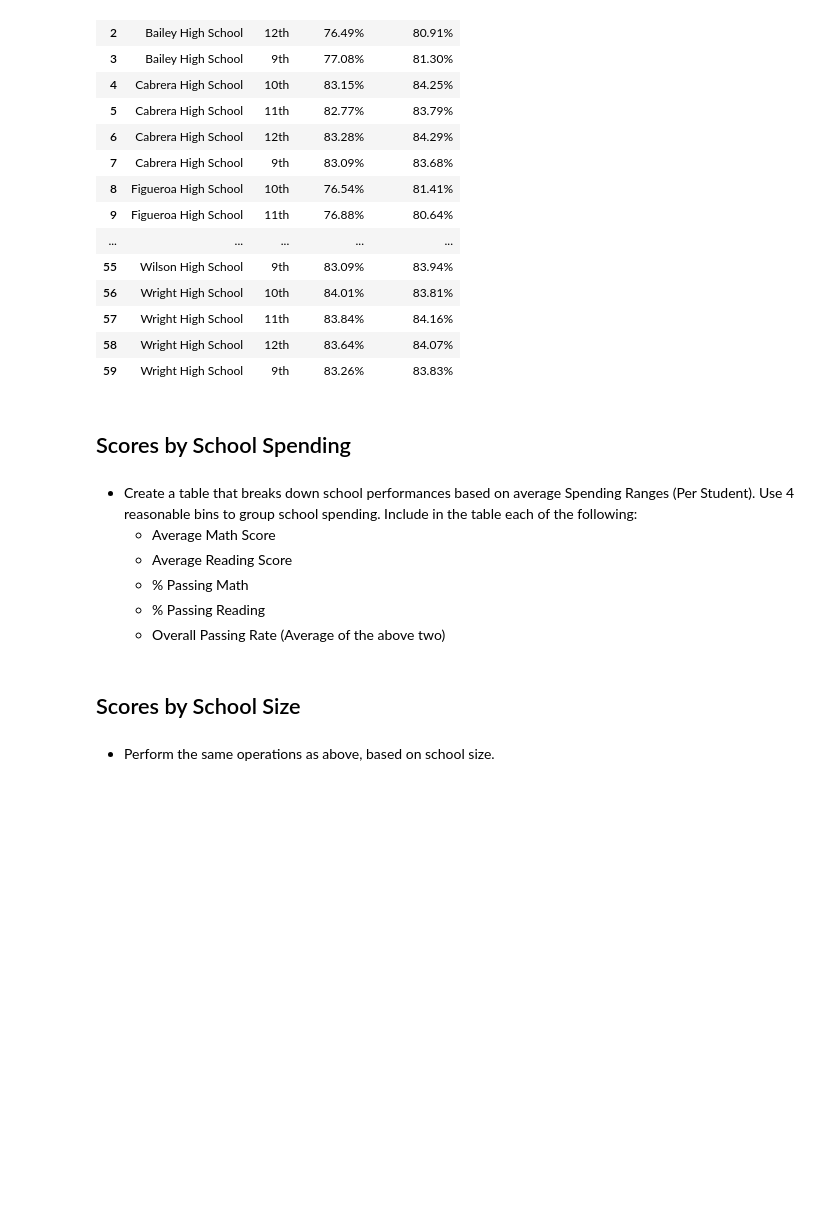
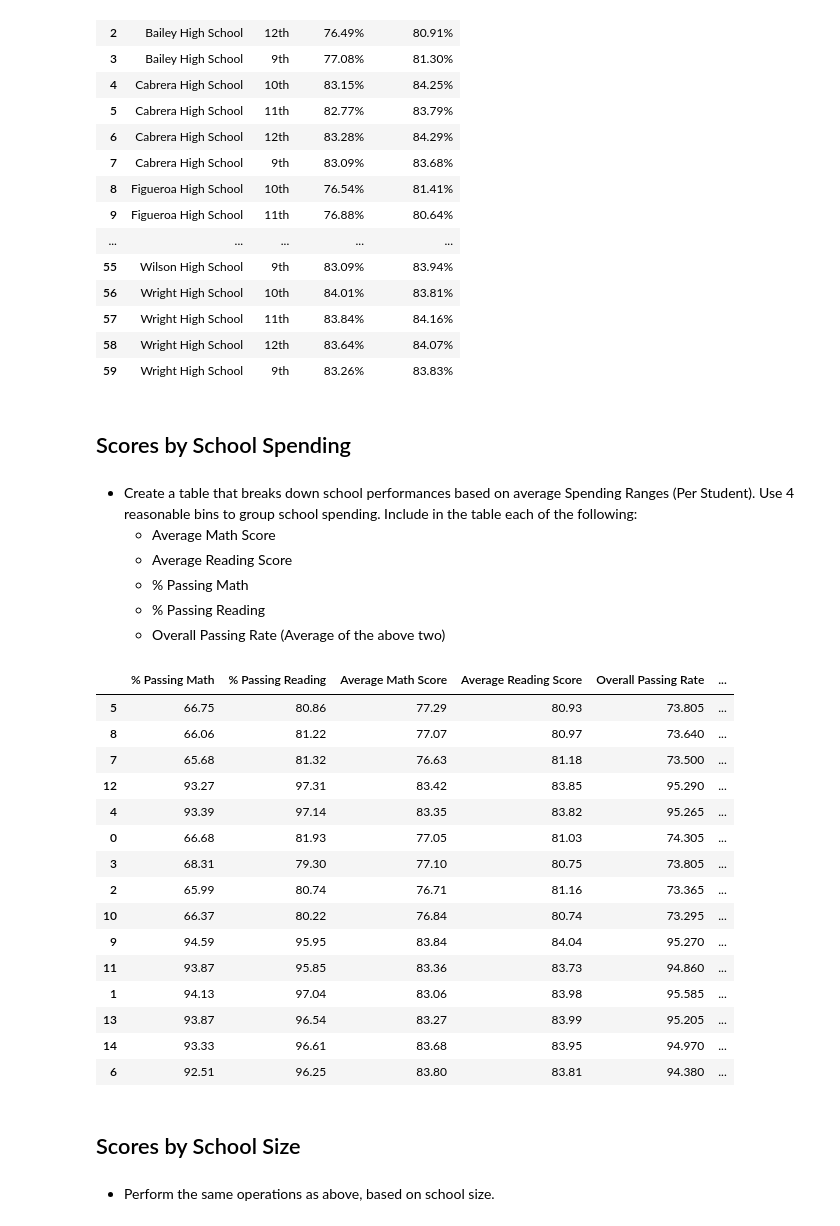
Before and after one commit to ddurnell/pandas-challenge, a Jupyter notebook: PyCitySchools/PyCitySchools.ipynb, the cells around one changed output. Cells and saved outputs as stored; diff of their text form; code cells hidden in the pictures; blank space fills up the shorter version.

Commit message:
spending

```diff
--- a/PyCitySchools/PyCitySchools.ipynb
+++ b/PyCitySchools/PyCitySchools.ipynb
@@ -369,3 +365,80 @@ group_names = ["<$585", "$585-615", "$615-645", "$645-675"]
+# %%
+# Group the data by school and grade
+#print(school_stats_df)
+
+# Sample bins. Feel free to create your own bins.
+spending_bins = [0, 585, 615, 645, 675]
+group_names = ["0-585", "585-615", "615-645", "645-675"]
+
+# remove all the dollar signs
+colstocheck = school_stats_df.columns
+school_stats_df[colstocheck] = school_stats_df[colstocheck].replace({'\$':''}, regex = True)
+# remove all the percent signs
+school_stats_df[colstocheck] = school_stats_df[colstocheck].replace({'\%':''}, regex = True)
+
+# turn the budget column into an int
+school_stats_df['Per Student Budget'] = pd.to_numeric(school_stats_df['Per Student Budget'])
+
+# turn the % Passing Math column into a float
+school_stats_df['% Passing Math'] = pd.to_numeric(school_stats_df['% Passing Math'])
+
+# turn the % Passing Reading column into a float
+school_stats_df['% Passing Reading'] = pd.to_numeric(school_stats_df['% Passing Reading'])
+
+# cut into bins and add a column
+school_stats_df["Per Student Budget Summary"] = pd.cut(school_stats_df["Per Student Budget"], spending_bins, labels=group_names)
+#school_stats_df
+
+# Accumulate the data
+# TODO: for efficiency, use a list and only make a DataFrame one time at the list
+# grades_df = pd.DataFrame({'School' : [], 'Grade' : [], 'Math Score' : [], 'Reading Score': []})
+# for name_of_the_group, group in school_grades_df:
+#     math_avg = group['math_score'].mean()
+#     reading_avg = group['reading_score'].mean()
+#     grades_df = grades_df.append({'School' : name_of_the_group[0],
+#                                  'Grade' : name_of_the_group[1],
+#                                  'Math Score' : math_avg,
+#                                  'Reading Score' : reading_avg}, ignore_index=True)
+
+# groupby the bins
+# Group the data by school and grade
+spending_summary_df = pd.DataFrame()
+school_spending = school_stats_df.groupby(['School Name', 'Per Student Budget Summary'])
+for spending, spending_data in school_spending:
+    avg_math_score = spending_data.get('Average Math Score').item()
+    avg_reading_score = spending_data.get('Average Reading Score').item()
+    passing_math = spending_data.get('% Passing Math').item()
+    passing_reading = spending_data.get('% Passing Reading').item()
+    overall_passing = (passing_math + passing_reading) / 2
+
+    spending_summary_df = spending_summary_df.append({'School' : spending[0],
+                                                    'Spending' : spending[1],
+                                                    'Average Math Score' : avg_math_score,
+                                                    'Average Reading Score' : avg_reading_score,
+                                                    '% Passing Math' : passing_math,
+                                                    '% Passing Reading' : passing_reading,
+                                                    'Overall Passing Rate' : overall_passing,
+                                                     }, ignore_index=True)
+
+spending_summary_df = spending_summary_df.sort_values(by=['Spending', 'Overall Passing Rate'], ascending=False)
+spending_summary_df
+# %% [output]
+|  | % Passing Math | % Passing Reading | Average Math Score | Average Reading Score | Overall Passing Rate | ... |
+| 5 | 66.75 | 80.86 | 77.29 | 80.93 | 73.805 | ... |
+| 8 | 66.06 | 81.22 | 77.07 | 80.97 | 73.640 | ... |
+| 7 | 65.68 | 81.32 | 76.63 | 81.18 | 73.500 | ... |
+| 12 | 93.27 | 97.31 | 83.42 | 83.85 | 95.290 | ... |
+| 4 | 93.39 | 97.14 | 83.35 | 83.82 | 95.265 | ... |
+| 0 | 66.68 | 81.93 | 77.05 | 81.03 | 74.305 | ... |
+| 3 | 68.31 | 79.30 | 77.10 | 80.75 | 73.805 | ... |
+| 2 | 65.99 | 80.74 | 76.71 | 81.16 | 73.365 | ... |
+| 10 | 66.37 | 80.22 | 76.84 | 80.74 | 73.295 | ... |
+| 9 | 94.59 | 95.95 | 83.84 | 84.04 | 95.270 | ... |
+| 11 | 93.87 | 95.85 | 83.36 | 83.73 | 94.860 | ... |
+| 1 | 94.13 | 97.04 | 83.06 | 83.98 | 95.585 | ... |
+| 13 | 93.87 | 96.54 | 83.27 | 83.99 | 95.205 | ... |
+| 14 | 93.33 | 96.61 | 83.68 | 83.95 | 94.970 | ... |
+| 6 | 92.51 | 96.25 | 83.80 | 83.81 | 94.380 | ... |
 # %% [markdown]
 ## Scores by School Size
 # %% [markdown]
```
Also changed, not shown: parts of 1 cell of this notebook.
